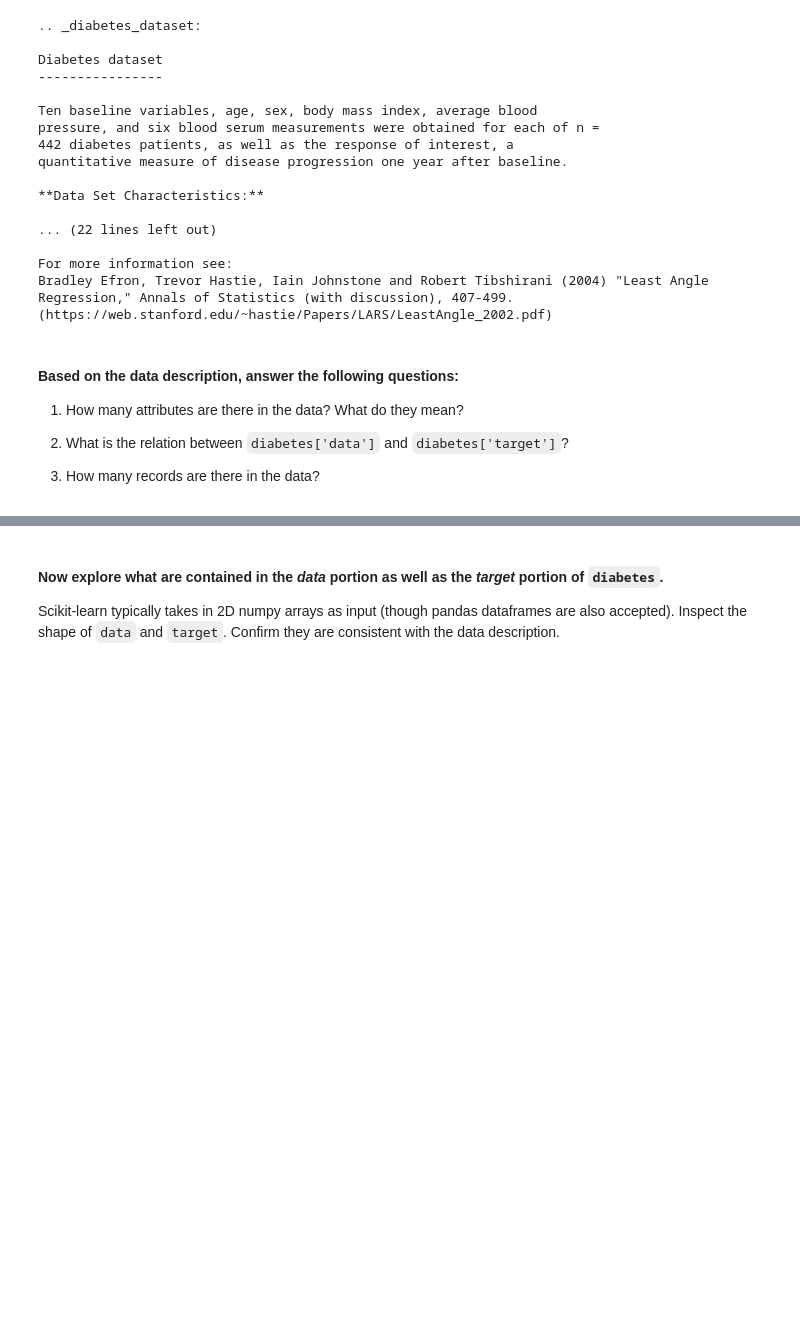
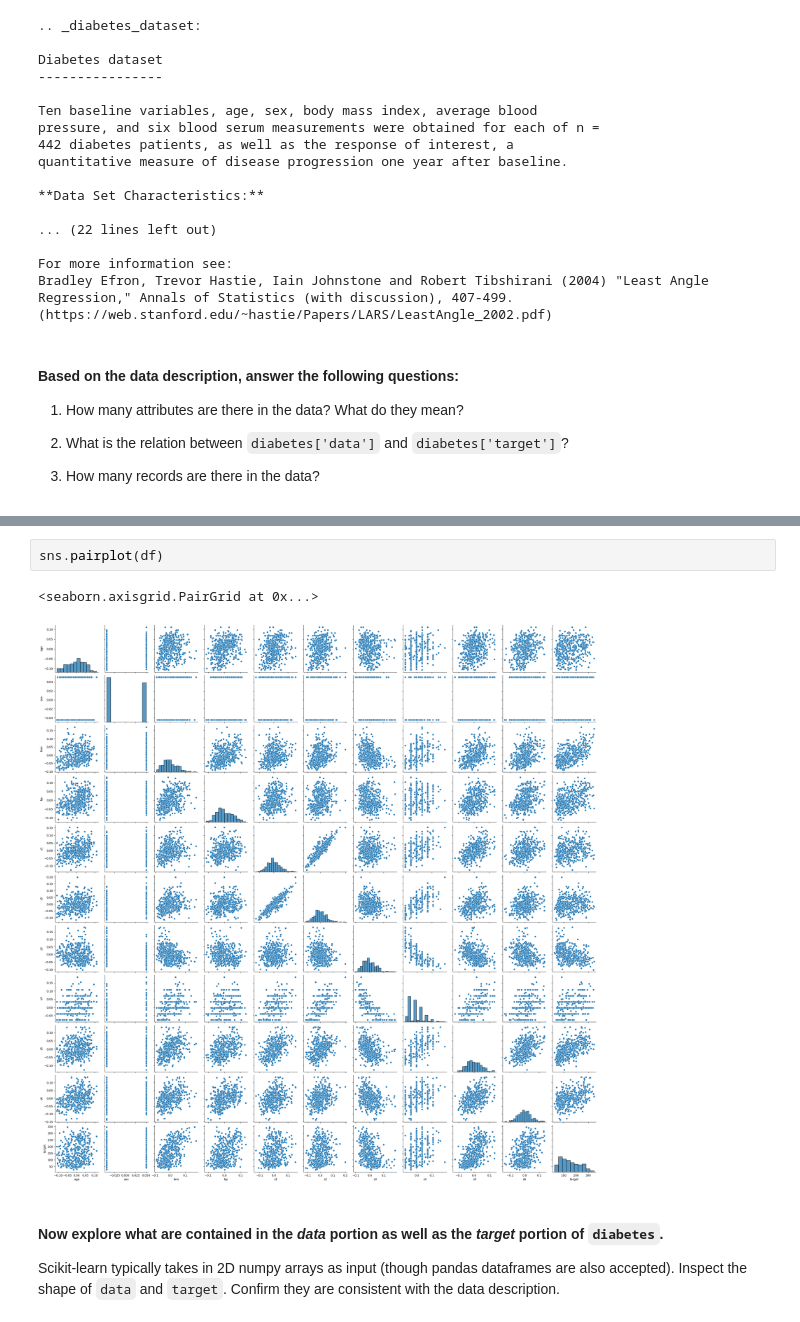
Before and after one commit to naiamerino/2026-02-BILBAO-FT-Data-Science, a Jupyter notebook: 3-Machine_Learning/1-Supervisado/1-Regression/1-Linear_Regression/ejercicios/2 Diabetes.ipynb, the cells around one changed output, grey strips where cells are left out. Saved outputs shown, nothing was run; the diff lists cells and outputs as text; blank space fills up the shorter version.

```diff
--- a/3-Machine_Learning/1-Supervisado/1-Regression/1-Linear_Regression/ejercicios/2 Diabetes.ipynb
+++ b/3-Machine_Learning/1-Supervisado/1-Regression/1-Linear_Regression/ejercicios/2 Diabetes.ipynb
@@ -75,3 +139,8 @@ Bradley Efron, Trevor Hastie, Iain Johnstone and Robert Tibshirani (2004) "Least
+# %%
+sns.pairplot(df)
+# %% [output]
+<seaborn.axisgrid.PairGrid at 0x...>
+[figure, added]
 # %% [markdown]
 #### Now explore what are contained in the *data* portion as well as the *target* portion of `diabetes`.
 
```
Also changed, not shown: parts of 35 cells of this notebook, 9 other files.
